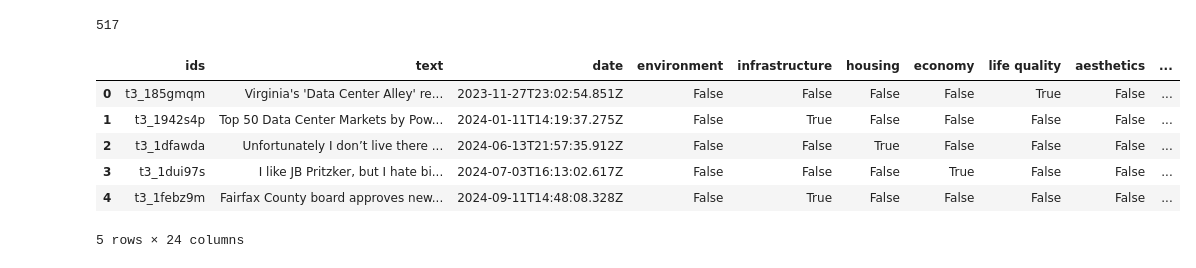
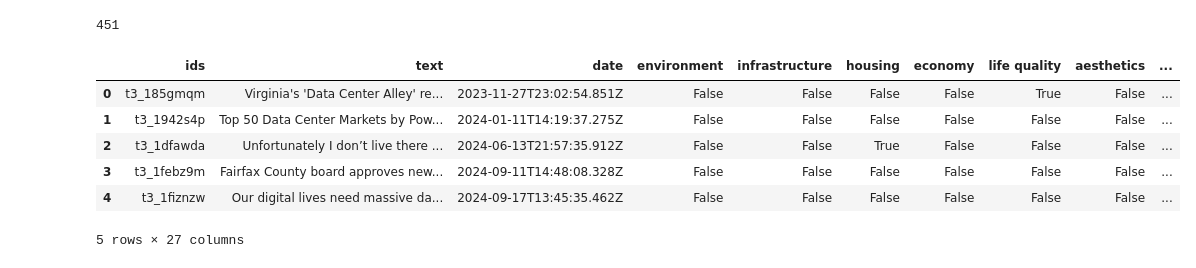
Before and after one commit to miaknatali/sentiment_analysis, a Jupyter notebook: reddit_across_subreddits_analysis/across_subreddits_ABSA_analysis/subreddits_ABSA.ipynb, the cells around one changed output. Cells and saved outputs as stored; diff of their text form; code cells hidden in the pictures.

```diff
--- a/reddit_across_subreddits_analysis/across_subreddits_ABSA_analysis/subreddits_ABSA.ipynb
+++ b/reddit_across_subreddits_analysis/across_subreddits_ABSA_analysis/subreddits_ABSA.ipynb
@@ -125,3 +135,9 @@ for post_list in post_lists:
             continue
         seen_post_ids.add(post_id)
         subreddit_posts.append(post)
+# %%
+def remove_links(text):
+    url_pattern = re.compile(r'[\[(]?(?:https?://|www\.)\S+[\])]?' )
+    return url_pattern.sub('', text)
+
+print(remove_links("Data center was approved in leesburg https://www.loudounnow.com/news/supervisors-narrowly-approve-data-center-near-leesburg/article_3e355c29-4dbc-42df-bdb9-37d86f3013ad.html Honestly I am just super upset. Seemed to me a majority of the community does not want another data center, but yet 5 of the board still voted in favor of it."))
@@ -127,0 +146,15 @@ for post_list in post_lists:
+# %%
+english_post_ids = []
+a = 0
+
+for sub_post in subreddit_posts:
+    unclean_text = sub_post["title"] + " " + sub_post["description"] if sub_post["description"] else sub_post["title"]
+    text = remove_links(unclean_text)
+    language = lang_result(text)
+    pid = sub_post["post_id"]
+    if language == 'en':
+        english_post_ids.append(pid)
+    a += 1
+    print("Posts scanned:", a, end="\r")
+
+print(len(english_post_ids))
@@ -266,10 +292,10 @@ Found government posts: 266
 # %%
-theme_lists = [env_post_ids, infr_post_ids, housing_post_ids, econ_post_ids, life_qual_post_ids, aesth_post_ids, gov_post_ids]
-posts = pd.DataFrame(columns=["ids", "text", "date", "upvotes", "number of comments", "subreddit", "environment", "infrastructure", "housing", "economy", "life quality", "aesthetics", "government", "AWS", "Amazon", "Google", "Microsoft", "Azure", "Meta", "Oracle", "Equinix", "Digital Realty", "IBM", "Facebook", "Apple", "QTS", "Vantage", "CyrusOne", "CoreSite"])
+theme_lists = [env_post_ids, infr_post_ids, housing_post_ids, econ_post_ids, life_qual_post_ids, aesth_post_ids, gov_post_ids, tech_post_ids]
+posts = pd.DataFrame(columns=["ids", "text", "date", "upvotes", "number of comments", "subreddit", "environment", "infrastructure", "housing", "economy", "life quality", "aesthetics", "government", "technology", "AWS", "Amazon", "Google", "Microsoft", "Azure", "Meta", "Oracle", "Equinix", "Digital Realty", "IBM", "Facebook", "Apple", "QTS", "Vantage", "CyrusOne", "CoreSite"])
 datacenters_keywords = ["datacenter", "data center", "datacentre", "data centre"]
 
 for theme in theme_lists:
-    df1 = pd.DataFrame(columns=["ids", "text", "date", "upvotes", "number of comments", "subreddit", "environment", "infrastructure", "housing", "economy", "life quality", "aesthetics", "government", "AWS", "Amazon", "Google", "Microsoft", "Azure", "Meta", "Oracle", "Equinix", "Digital Realty", "IBM", "Facebook", "Apple", "QTS", "Vantage", "CyrusOne", "CoreSite"])
+    df1 = pd.DataFrame(columns=["ids", "text", "date", "upvotes", "number of comments", "subreddit", "environment", "infrastructure", "housing", "economy", "life quality", "aesthetics", "government", "technology", "AWS", "Amazon", "Google", "Microsoft", "Azure", "Meta", "Oracle", "Equinix", "Digital Realty", "IBM", "Facebook", "Apple", "QTS", "Vantage", "CyrusOne", "CoreSite"])
     post_ids = []
     post_texts = []
     post_dates = []
@@ -297,10 +323,10 @@ for theme in theme_lists:
     df1["subreddit"] = post_subreddits
 
 
-    for col in ["environment", "infrastructure", "housing", "economy", "life quality", "aesthetics", "government"]:
+    for col in ["environment", "infrastructure", "housing", "economy", "life quality", "aesthetics", "government", "technology"]:
         df1[col] = False
 
-    for col in ["environment sentiment", "environment sentiment degree", "infrastructure sentiment", "infrastructure sentiment degree", "housing sentiment", "housing sentiment degree", "economy sentiment", "economy sentiment degree", "life quality sentiment", "life quality sentiment degree", "aesthetics sentiment", "aesthetics sentiment degree", "government sentiment", "government sentiment degree"]:
+    for col in ["environment sentiment", "environment sentiment degree", "infrastructure sentiment", "infrastructure sentiment degree", "housing sentiment", "housing sentiment degree", "economy sentiment", "economy sentiment degree", "life quality sentiment", "life quality sentiment degree", "aesthetics sentiment", "aesthetics sentiment degree", "government sentiment", "government sentiment degree", "technology sentiment", "technology sentiment degree"]:
         df1[col] = None
 
     if theme == env_post_ids:
@@ -331,6 +357,10 @@ for theme in theme_lists:
         df1["government"] = True
         df1["government sentiment"] = gov_post_sentiments
         df1["government sentiment degree"] = gov_post_sentiment_degrees
+    if theme == tech_post_ids:
+        df1["technology"] = True
+        df1["technology sentiment"] = tech_post_sentiments
+        df1["technology sentiment degree"] = tech_post_sentiment_degrees
     posts = pd.concat([posts, df1], ignore_index=True)
 # %%
 len(posts)
@@ -339,28 +369,28 @@ len(posts)
 # %%
 grouping_cols = ["ids", "text", "date"]
 
-theme_cols = ["environment", "infrastructure", "housing", "economy", "life quality", "aesthetics", "government"]
-sent_cols  = ["environment sentiment", "environment sentiment degree", "infrastructure sentiment", "infrastructure sentiment degree", "housing sentiment", "housing sentiment degree", "economy sentiment", "economy sentiment degree", "life quality sentiment", "life quality sentiment degree", "aesthetics sentiment", "aesthetics sentiment degree", "government sentiment", "government sentiment degree"]
+theme_cols = ["environment", "infrastructure", "housing", "economy", "life quality", "aesthetics", "government", "technology"]
+sent_cols  = ["environment sentiment", "environment sentiment degree", "infrastructure sentiment", "infrastructure sentiment degree", "housing sentiment", "housing sentiment degree", "economy sentiment", "economy sentiment degree", "life quality sentiment", "life quality sentiment degree", "aesthetics sentiment", "aesthetics sentiment degree", "government sentiment", "government sentiment degree", "technology sentiment", "technology sentiment degree"]
 
 def first_non_null(s):
     s = s.dropna()
     return s.iloc[0] if len(s) else np.nan
 
 agg = {c: "max" for c in theme_cols}              # True if any True
 agg.update({c: first_non_null for c in sent_cols}) # keep the real sentiment if present
 
 posts = posts.groupby(grouping_cols, as_index=False).agg(agg)
 print(len(posts))
 posts.head()
 # %% [output]
-517
+451
 |  | ids | text | date | environment | infrastructure | housing | economy | life quality | aesthetics | ... |
 | 0 | t3_185gmqm | Virginia's 'Data Center Alley' re... | 2023-11-27T23:02:54.851Z | False | False | False | False | True | False | ... |
-| 1 | t3_1942s4p | Top 50 Data Center Markets by Pow... | 2024-01-11T14:19:37.275Z | False | True | False | False | False | False | ... |
+| 1 | t3_1942s4p | Top 50 Data Center Markets by Pow... | 2024-01-11T14:19:37.275Z | False | False | False | False | False | False | ... |
 | 2 | t3_1dfawda | Unfortunately I don’t live there ... | 2024-06-13T21:57:35.912Z | False | False | True | False | False | False | ... |
-| 3 | t3_1dui97s | I like JB Pritzker, but I hate bi... | 2024-07-03T16:13:02.617Z | False | False | False | True | False | False | ... |
-| 4 | t3_1febz9m | Fairfax County board approves new... | 2024-09-11T14:48:08.328Z | False | True | False | False | False | False | ... |
+| 3 | t3_1febz9m | Fairfax County board approves new... | 2024-09-11T14:48:08.328Z | False | False | False | False | False | False | ... |
+| 4 | t3_1fiznzw | Our digital lives need massive da... | 2024-09-17T13:45:35.462Z | False | False | False | False | False | False | ... |
-5 rows × 24 columns
+5 rows × 27 columns
 # %%
 print(posts.columns)
 # %% [output]
```
Also changed, not shown: parts of 12 cells of this notebook, 16 other files.
